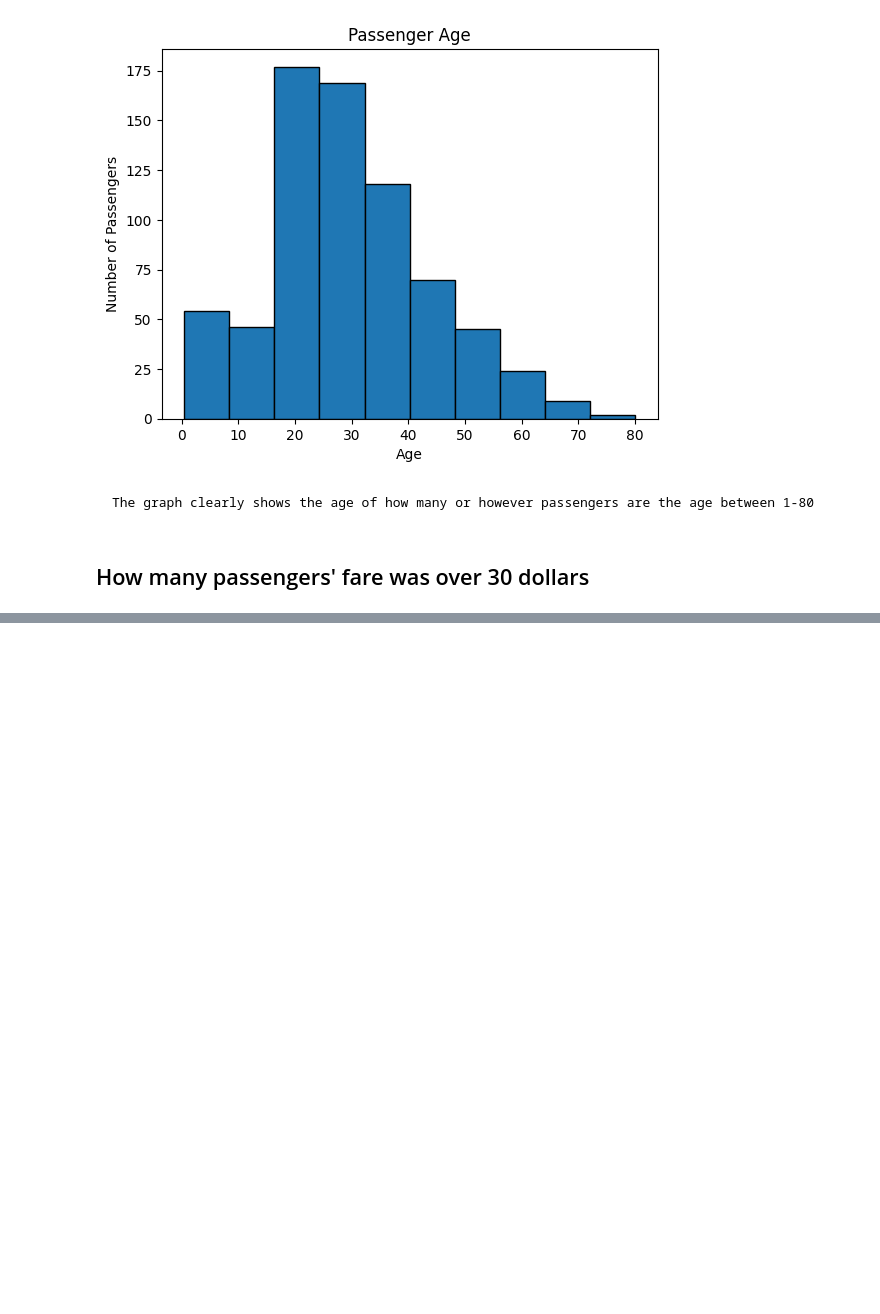
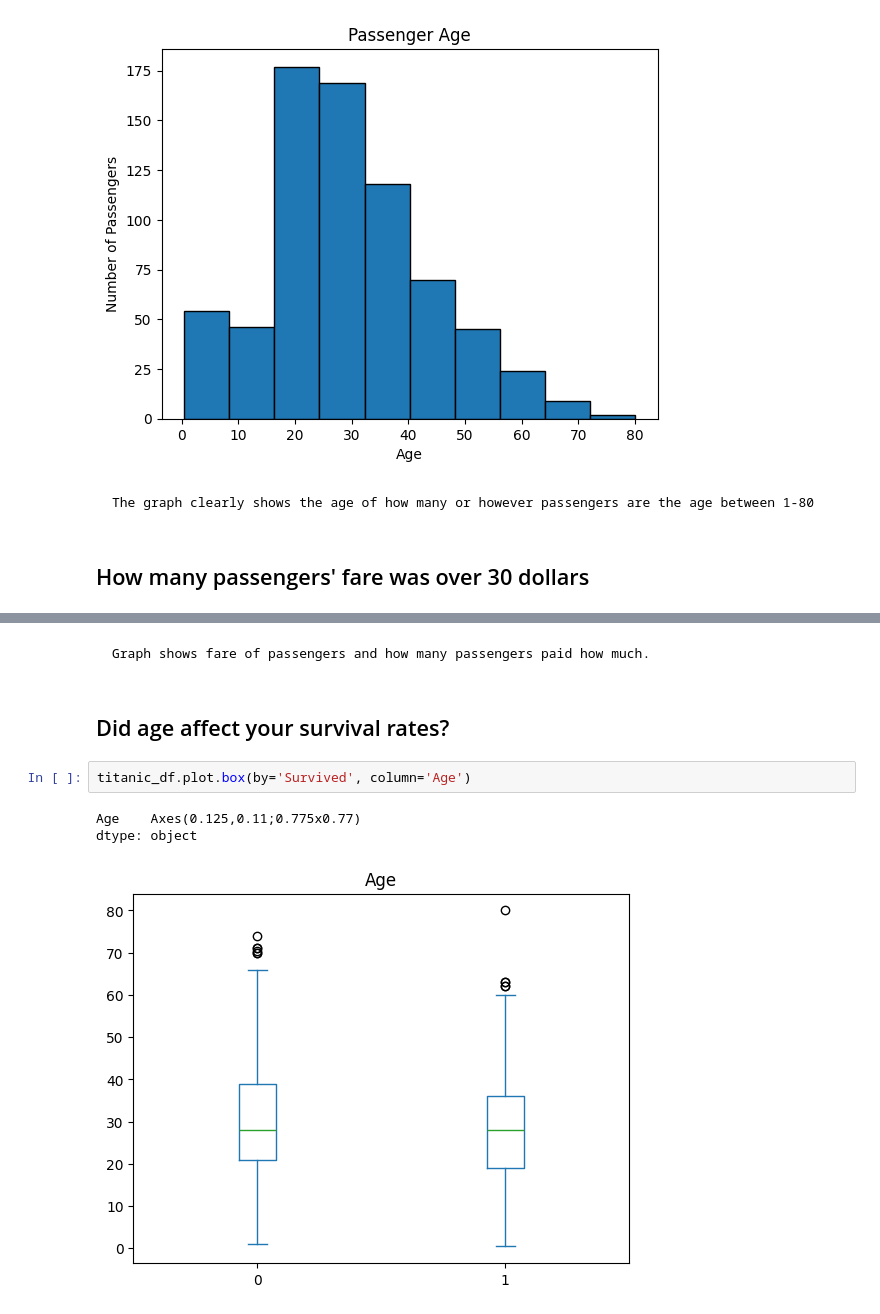
Before and after one commit to Noel8008/unit-3-data-science, a Jupyter notebook: 02_titanic.ipynb, the cells around one changed output, grey strips where cells are left out. Cells and saved outputs as stored; diff of their text form; blank space fills up the shorter version.

````diff
--- a/02_titanic.ipynb
+++ b/02_titanic.ipynb
@@ -34,0 +36,12 @@ Text(0, 0.5, 'Numbers of Passengers')
+# %% [markdown]
+```
+Graph shows fare of passengers and how many passengers paid how much.
+```
+# %% [markdown]
+##   Did age affect your survival rates?
+# %%
+titanic_df.plot.box(by='Survived', column='Age')
+# %% [output]
+Age    Axes(0.125,0.11;0.775x0.77)
+dtype: object
+[figure, added]
````
Also changed, not shown: parts of 8 cells of this notebook.
